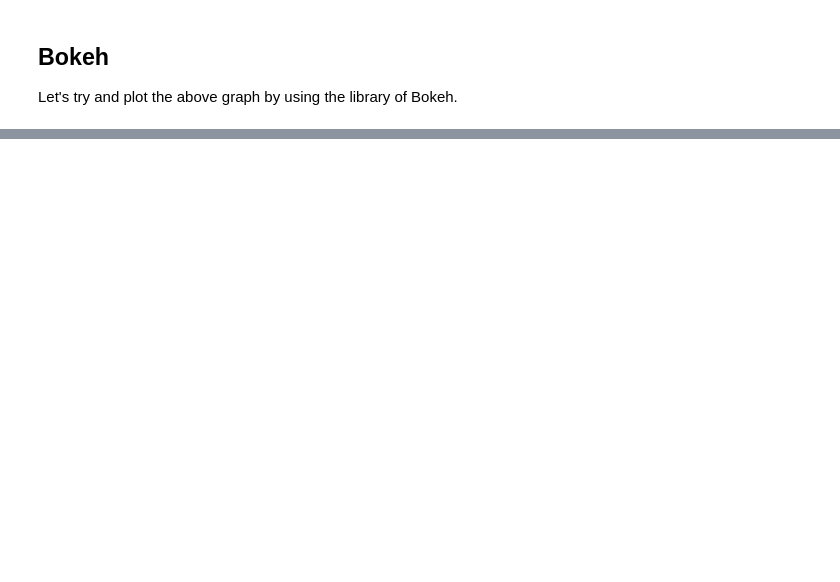
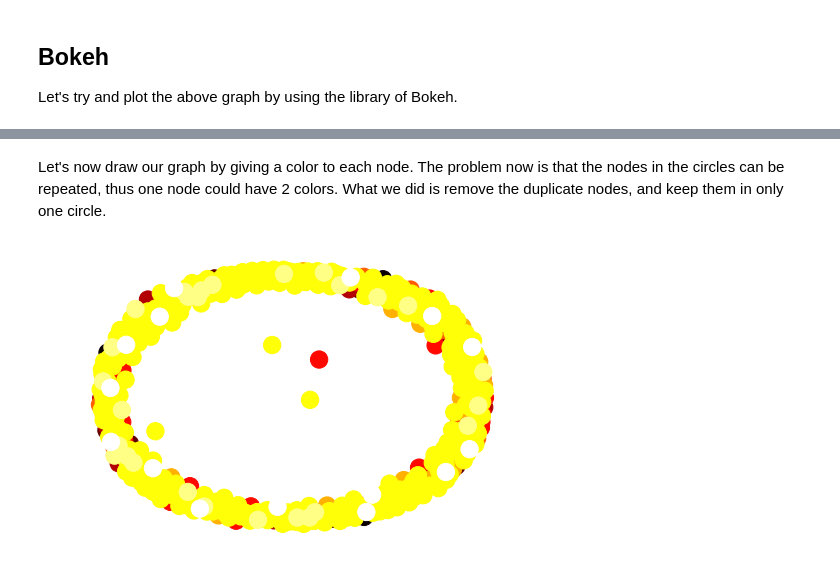
Before and after one commit to GonxheIdrizi/ProjectGraphVizualisation, a Jupyter notebook: Facebook.ipynb, the cells around one changed output, grey strips where cells are left out. Saved outputs shown, nothing was run; the diff lists cells and outputs as text; code cells hidden in the pictures; blank space fills up the shorter version.

```diff
--- a/Facebook.ipynb
+++ b/Facebook.ipynb
@@ -195,0 +213,46 @@ TypeError: 'slice' object is not iterable
+# %%
+circles107 = open("Data/facebook/107.circles", 'r')
+
+def read_circles_file(f):
+    circles = []
+    circles_indexes = []
+    circles_list = []
+    dic = {}
+    for s in f:
+        a = s.split("\t")
+        a[-1] = a[-1][:-1]
+        circles.append(a)
+    for tupl in circles:
+        circles_indexes.append(tupl[0])
+        circles_list.append(tupl[1:])
+    return dict(zip(circles_indexes, circles_list))
+
+dict_cycles = read_circles_file(circles107)
+# %% [markdown]
+Let's now draw our graph by giving a color to each node. The problem now is that the nodes in the circles can be repeated, thus one node could have 2 colors. What we did is remove the duplicate nodes, and keep them in only one circle.
+# %%
+import matplotlib.colors
+
+G_cycle = nx.Graph()
+cycle_list = list(dict_cycles.values())
+
+for ls in cycle_list:
+    G_cycle.add_nodes_from(ls)
+
+def draw_cycles(G):
+    color_map = []
+    n=0
+    count = len(G.nodes())
+    for ls in cycle_list:
+        for i in ls:
+            if (count == 0):
+                break;
+            count-=1
+            color_map.append(6*n)
+        n = n+1
+    nx.draw(G, node_color = color_map, cmap = plt.cm.hot, pos = nx.fruchterman_reingold_layout(G))
+    plt.show()
+
+draw_cycles(G_cycle)
+# %% [output]
+[figure, added]
```
Also changed, not shown: parts of 13 cells of this notebook.
